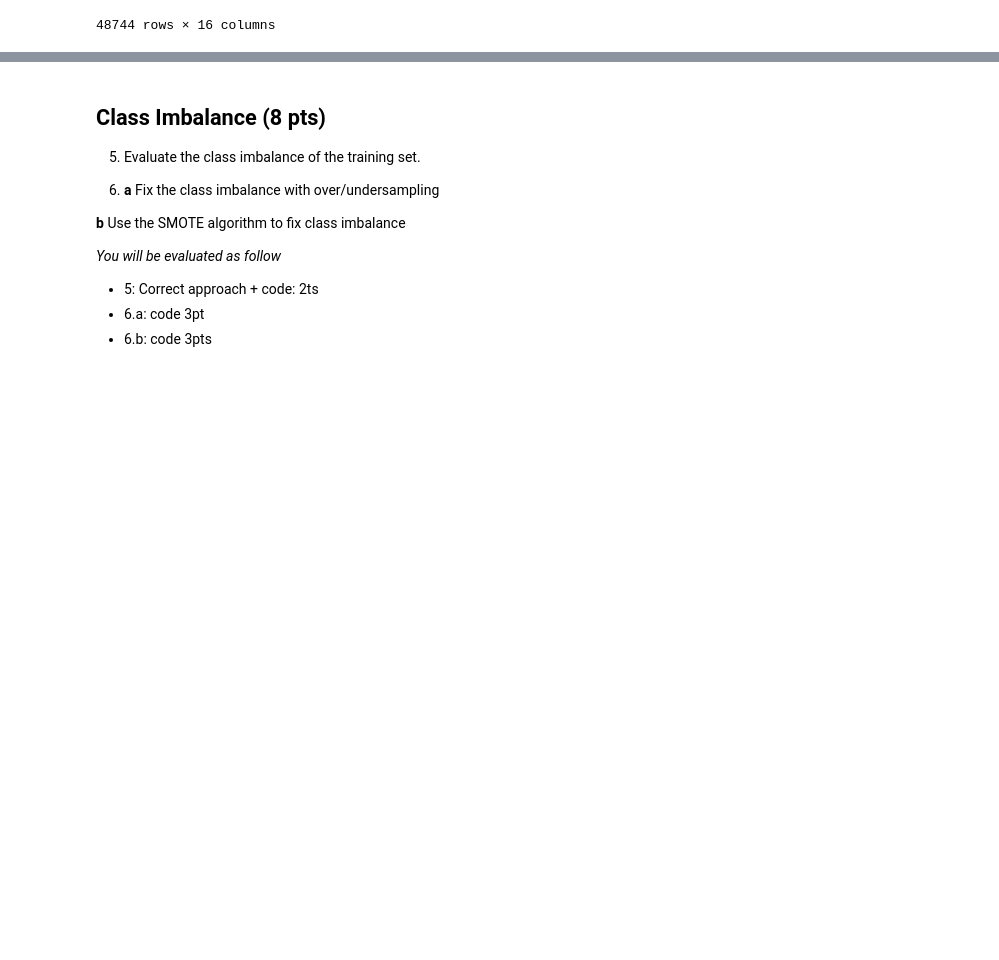
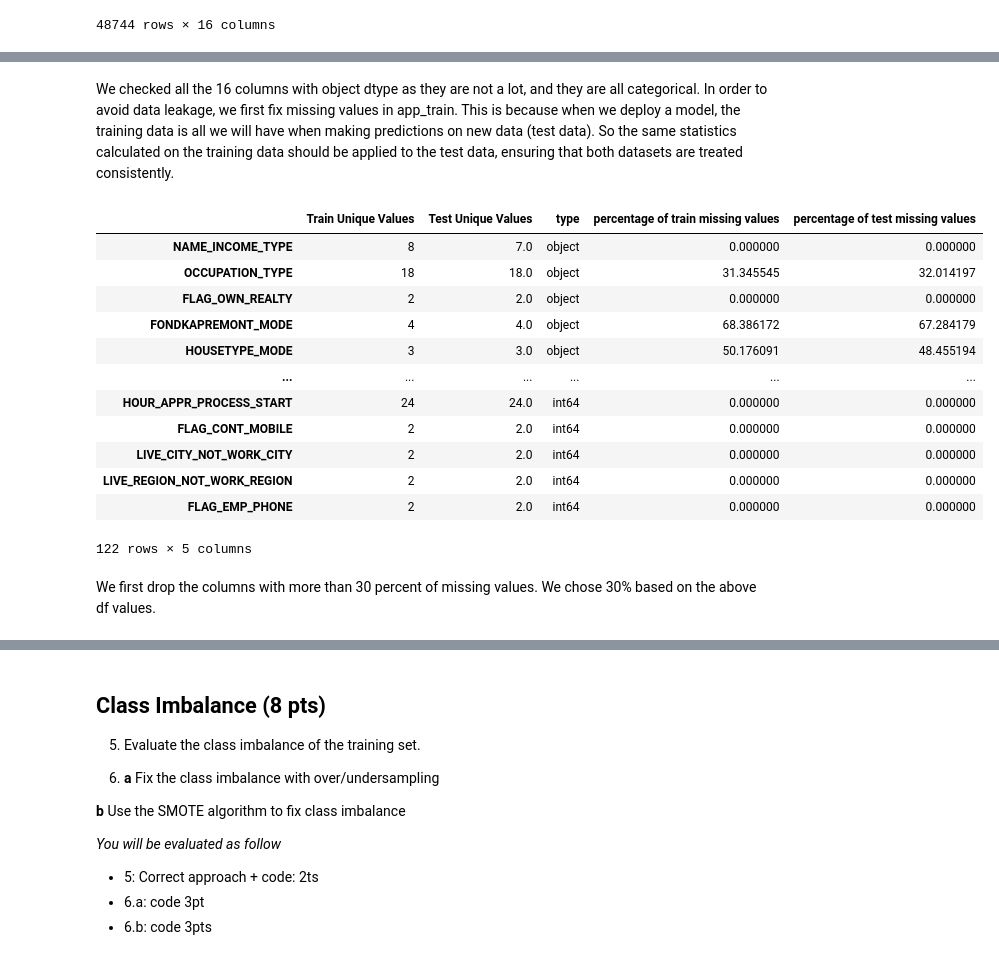
Before and after one commit to mina-naseh/applied-ml-mids-2024, a Jupyter notebook: Project_Part_1.ipynb, the cells around one changed output, grey strips where cells are left out. Cells and saved outputs as stored; diff of their text form; code cells hidden in the pictures; blank space fills up the shorter version.

```diff
--- a/Project_Part_1.ipynb
+++ b/Project_Part_1.ipynb
@@ -378,0 +372,28 @@ dtype: int64
+# %% [markdown]
+We checked all the 16 columns with object dtype as they are not a lot, and they are all categorical. In order to avoid data leakage, we first fix missing values in app_train. This is because when we deploy a model, the training data is all we will have when making predictions on new data (test data). So the same statistics calculated on the training data should be applied to the test data, ensuring that both datasets are treated consistently.
+# %%
+df_unique_0 = pd.DataFrame({
+    'Train Unique Values': app_train.nunique(),
+    'Test Unique Values': app_test.nunique(),
+    'type': app_train.dtypes,
+    'percentage of train missing values': app_train.isnull().sum() / app_train.shape[0]*100,
+    'percentage of test missing values': app_test.isnull().sum() / app_test.shape[0]*100
+})
+df_unique_sorted_0 = df_unique_0.sort_values(by='type', ascending=False)
+df_unique_sorted_0
+# %% [output]
+|  | Train Unique Values | Test Unique Values | type | percentage of train missing values | percentage of test missing values |
+| NAME_INCOME_TYPE | 8 | 7.0 | object | 0.000000 | 0.000000 |
+| OCCUPATION_TYPE | 18 | 18.0 | object | 31.345545 | 32.014197 |
+| FLAG_OWN_REALTY | 2 | 2.0 | object | 0.000000 | 0.000000 |
+| FONDKAPREMONT_MODE | 4 | 4.0 | object | 68.386172 | 67.284179 |
+| HOUSETYPE_MODE | 3 | 3.0 | object | 50.176091 | 48.455194 |
+| ... | ... | ... | ... | ... | ... |
+| HOUR_APPR_PROCESS_START | 24 | 24.0 | int64 | 0.000000 | 0.000000 |
+| FLAG_CONT_MOBILE | 2 | 2.0 | int64 | 0.000000 | 0.000000 |
+| LIVE_CITY_NOT_WORK_CITY | 2 | 2.0 | int64 | 0.000000 | 0.000000 |
+| LIVE_REGION_NOT_WORK_REGION | 2 | 2.0 | int64 | 0.000000 | 0.000000 |
+| FLAG_EMP_PHONE | 2 | 2.0 | int64 | 0.000000 | 0.000000 |
+122 rows × 5 columns
+# %% [markdown]
+We first drop the columns with more than 30 percent of missing values. We chose 30% based on the above df values.
```
Also changed, not shown: parts of 18 cells of this notebook.
